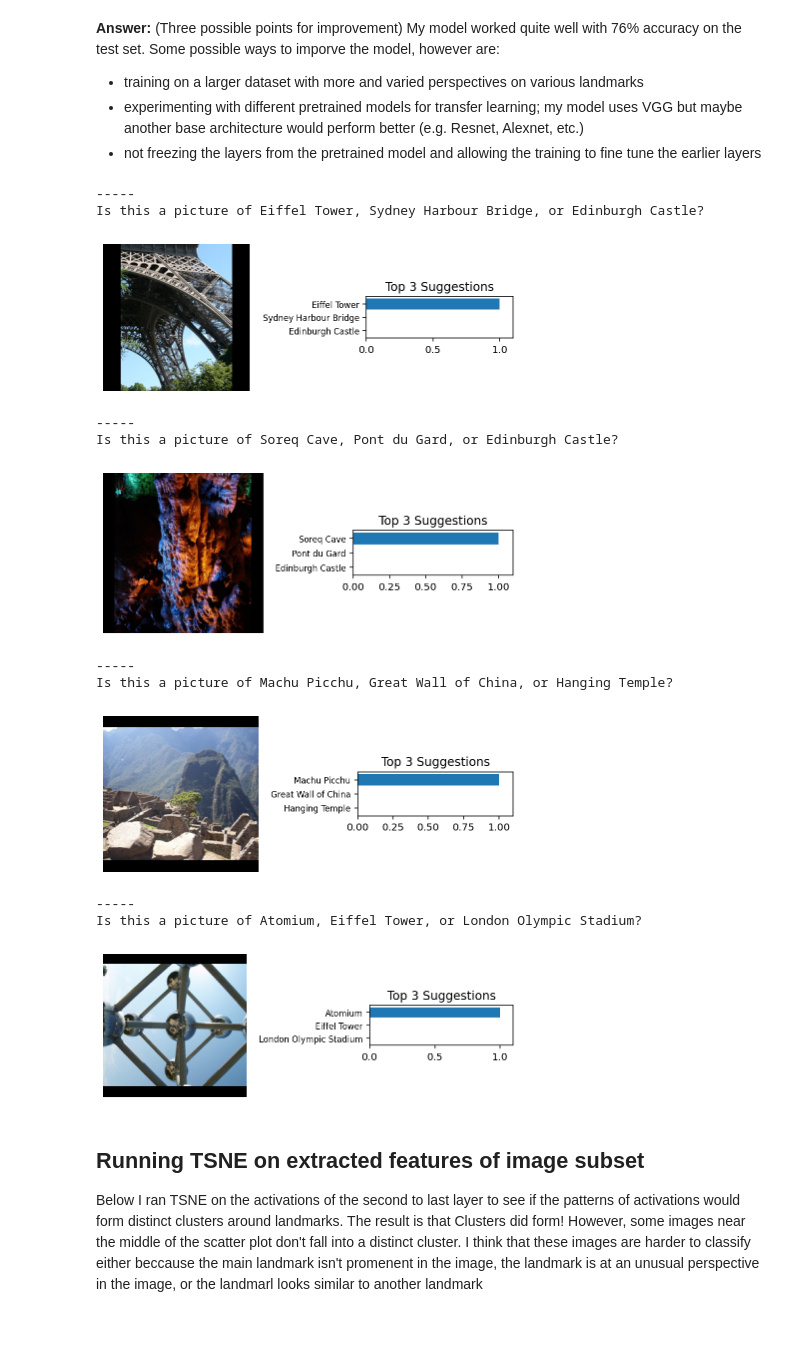
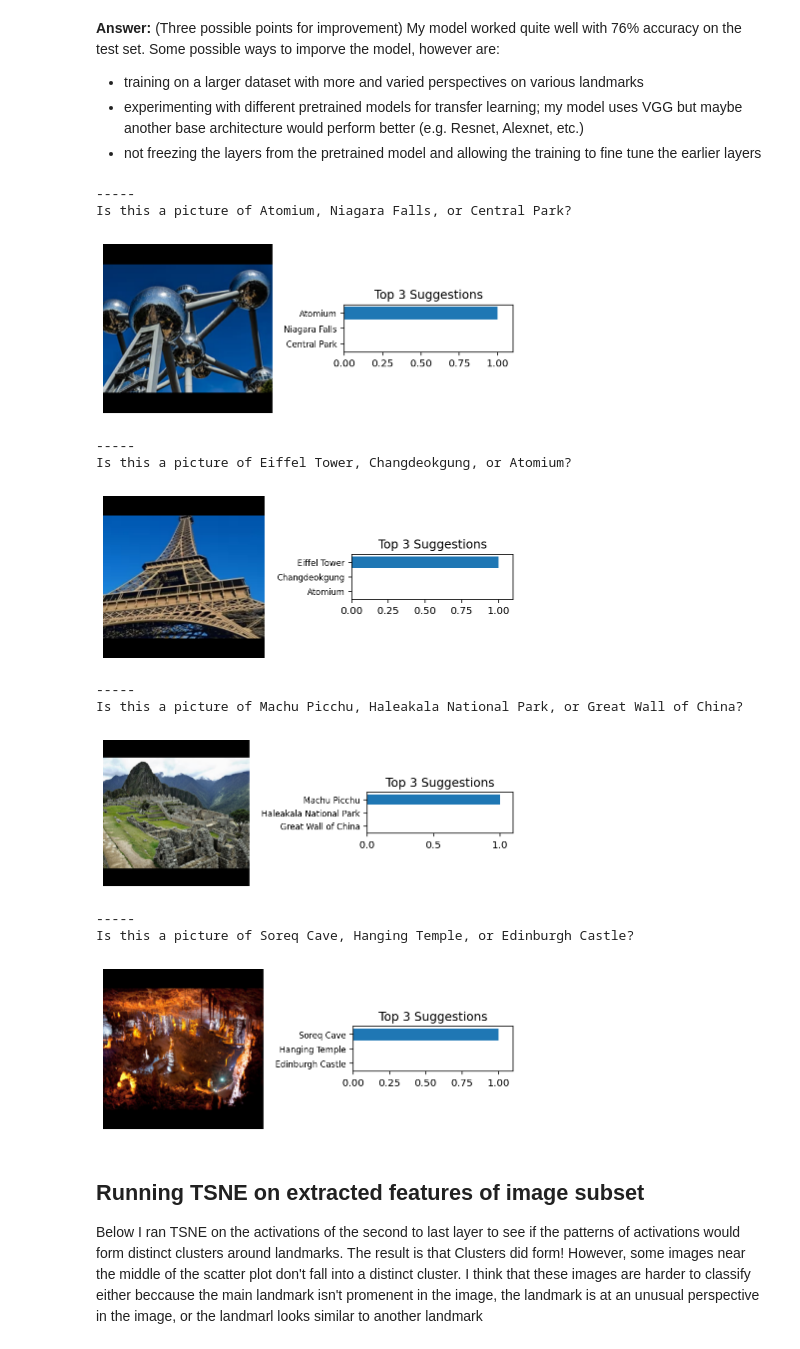
Before and after one commit to dylanlrrb/ud, a Jupyter notebook: 02_Deep_Learning/03_Convolutional_Neural_Networks/05_Final_Landmark_Identification/landmark.ipynb, the cells around one changed output. Cells and saved outputs as stored; diff of their text form; code cells hidden in the pictures.

```diff
--- a/02_Deep_Learning/03_Convolutional_Neural_Networks/05_Final_Landmark_Identification/landmark.ipynb
+++ b/02_Deep_Learning/03_Convolutional_Neural_Networks/05_Final_Landmark_Identification/landmark.ipynb
@@ -673,7 +687,7 @@ def predict_landmarks(img_path, k):
         probs = torch.exp(probs.data).cpu().numpy().squeeze()
         labels = list(map(lambda x: label_mapping[x], idxs.data.cpu().numpy().squeeze()))
 
-    labels = list(map(lambda x: x.split('.')[1].replace('_', ' '), labels))
+    # labels = list(map(lambda x: x.split('.')[1].replace('_', ' '), labels))
     return (labels, probs, resized_image)
 
 # test on a sample image
@@ -732,28 +746,24 @@ Some possible ways to imporve the model, however are:
 - training on a larger dataset with more and varied perspectives on various landmarks
 - experimenting with different pretrained models for transfer learning; my model uses VGG but maybe another base architecture would perform better (e.g. Resnet, Alexnet, etc.)
 - not freezing the layers from the pretrained model and allowing the training to fine tune the earlier layers
-# %%
-## TODO: Execute the `suggest_locations` function on
-## at least 4 images on your computer.
-## Feel free to use as many code cells as needed.
-
-suggest_locations('images/test/16.Eiffel_Tower/3828627c8730f160.jpg')
-suggest_locations('images/test/24.Soreq_Cave/18dbbad48a83a742.jpg')
-suggest_locations('images/test/41.Machu_Picchu/4336abf3179202f2.jpg')
-suggest_locations('images/test/37.Atomium/5ecb74282baee5aa.jpg')
-# %% [output]
------
-Is this a picture of Eiffel Tower, Sydney Harbour Bridge, or Edinburgh Castle?
-[figure, removed]
------
-Is this a picture of Soreq Cave, Pont du Gard, or Edinburgh Castle?
-[figure, removed]
------
-Is this a picture of Machu Picchu, Great Wall of China, or Hanging Temple?
-[figure, removed]
------
-Is this a picture of Atomium, Eiffel Tower, or London Olympic Stadium?
-[figure, removed]
+# %%
+suggest_locations('original_internet_images/atomium.jpeg')
+suggest_locations('original_internet_images/Eiffel_Tower_Ground_View.webp')
+suggest_locations('original_internet_images/machu_picchu.jpeg')
+suggest_locations('original_internet_images/soreq_cave.jpeg')
+# %% [output]
+-----
+Is this a picture of Atomium, Niagara Falls, or Central Park?
+[figure, added]
+-----
+Is this a picture of Eiffel Tower, Changdeokgung, or Atomium?
+[figure, added]
+-----
+Is this a picture of Machu Picchu, Haleakala National Park, or Great Wall of China?
+[figure, added]
+-----
+Is this a picture of Soreq Cave, Hanging Temple, or Edinburgh Castle?
+[figure, added]
 # %% [markdown]
 ## Running TSNE on extracted features of image subset
 
```
Also changed, not shown: parts of 18 cells of this notebook, 6 other files.
